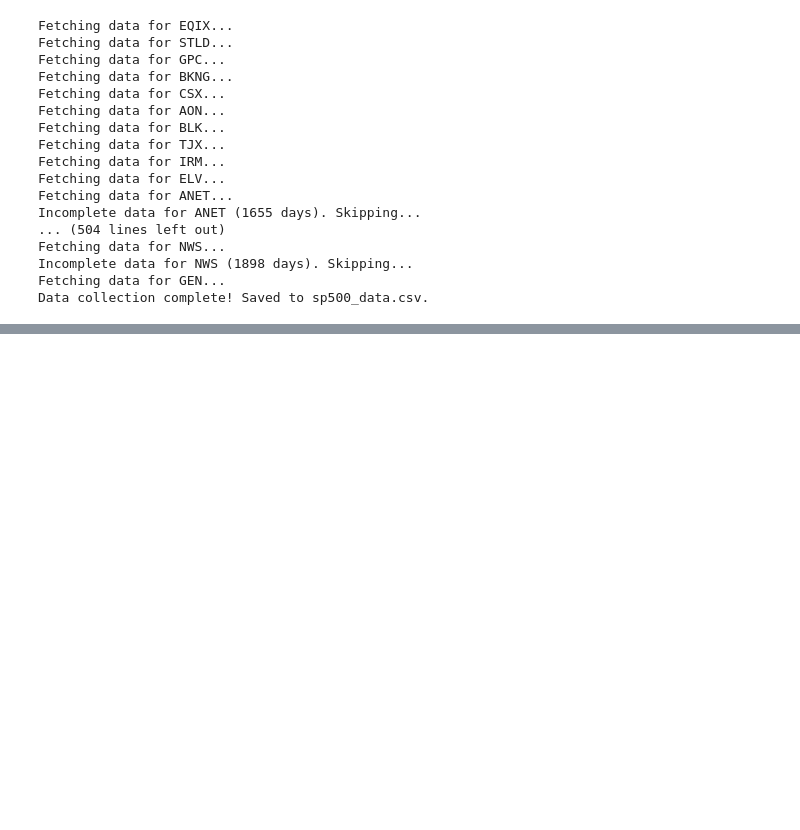
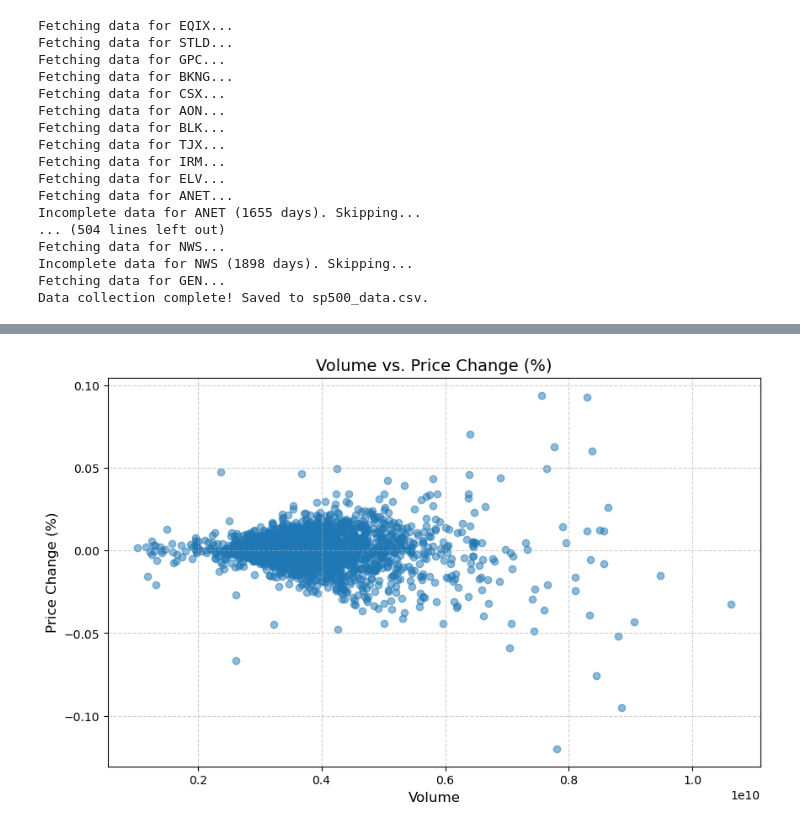
Before and after one commit to mehmeterenozgun/volume-based, a Jupyter notebook: volume.ipynb, the cells around one changed output, grey strips where cells are left out. Drawn from its saved outputs; the diff is of its cells as text; code cells hidden in the pictures; blank space fills up the shorter version.

```diff
--- a/volume.ipynb
+++ b/volume.ipynb
@@ -168,0 +168,22 @@ Name: Price_Change, dtype: float64
+# %%
+ticker_data = clean_data.pivot(index='Date', columns='Ticker', values=[' Volume', 'Price_Change'])
+
+ticker_data.columns = ['_'.join(col).strip() for col in ticker_data.columns.values]
+ticker_data = ticker_data.reset_index()
+ticker_data = ticker_data.set_index('Date')
+
+ticker_data.index = ticker_data.index.astype(str).str[:11]
+ticker_data.index = pd.to_datetime(ticker_data.index)
+index_data.index = pd.to_datetime(index_data.index)
+# %%
+import matplotlib.pyplot as plt
+
+plt.figure(figsize=(10, 6))
+plt.scatter(index_data["Volume"], index_data["Price_Change"], alpha=0.5)
+plt.title("Volume vs. Price Change (%)", fontsize=14)
+plt.xlabel("Volume", fontsize=12)
+plt.ylabel("Price Change (%)", fontsize=12)
+plt.grid(True, linestyle="--", alpha=0.6)
+plt.show()
+# %% [output]
+[figure, added]
```
Also changed, not shown: parts of 9 cells of this notebook, 3 other files.
